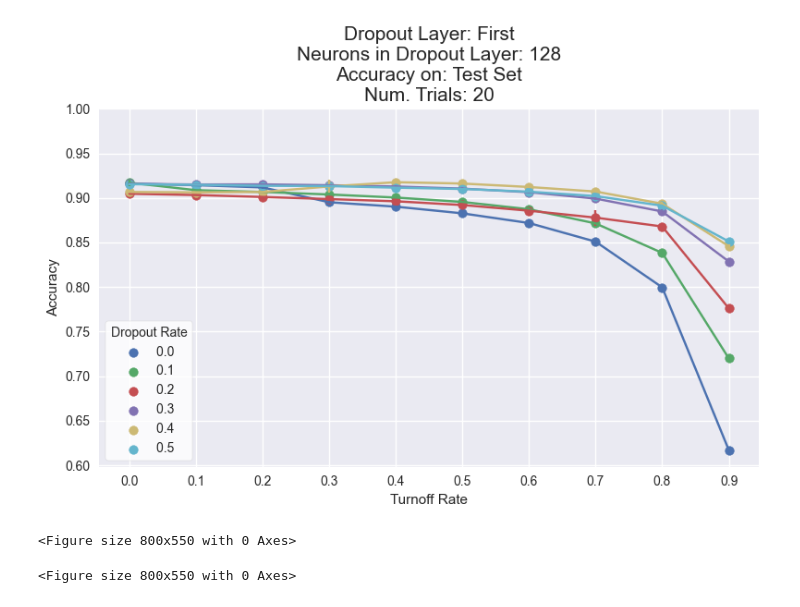
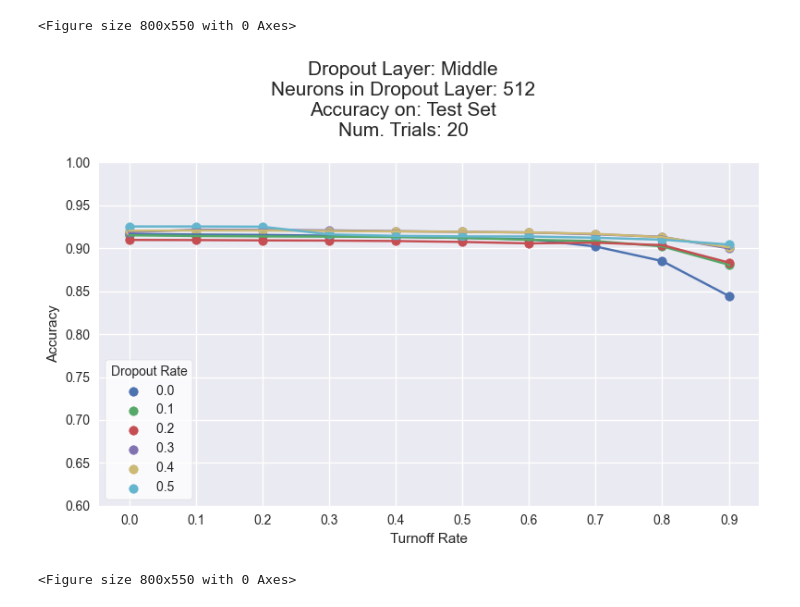
Before and after one commit to adiy55/Final-Project, a Jupyter notebook: Plots.ipynb, the cells around one changed output. Saved outputs shown, nothing was run; the diff lists cells and outputs as text; code cells hidden in the pictures.

Commit message:
Minor update to plots

```diff
--- a/Plots.ipynb
+++ b/Plots.ipynb
@@ -16,8 +16,8 @@ def load_trials_dict(result_dict_location):
     return None
 # %%
 # DATA_PATH_TO_PLOT = 'TrialResults/trial_results.json'
-DATA_PATH_TO_PLOT = "TrialResults/trial_results_first_128.json"
-# DATA_PATH_TO_PLOT = 'TrialResults/trial_results_mid_512.json'
+# DATA_PATH_TO_PLOT = "TrialResults/trial_results_first_128.json"
+DATA_PATH_TO_PLOT = 'TrialResults/trial_results_mid_512.json'
 # %%
 data = load_trials_dict(DATA_PATH_TO_PLOT)
 # %%
@@ -238,34 +238,34 @@ create_heatmap_plots(test_df, "Test")
 # %%
 for location in locations:
     legend_labels = []
     turnoff_rates = np.arange(0.0, 1.0, 0.1)
     flag = False
     fig = plt.figure()
     for primary_key in sorted(testing_data.keys()):
         num_neurons_str = get_num_neruons_str(location)
         if location in primary_key:
             flag = True
             acc_lst = []
             legend_labels.append(primary_key.replace(f'{location} dropout', ''))
             for secondary_key, acc_value in testing_data[primary_key].items():
                 acc_lst.append(acc_value)
             plt.scatter(turnoff_rates, acc_lst)
             plt.errorbar(turnoff_rates, acc_lst, yerr=testing_data_std[primary_key])
     if flag:  # only save plot if layer exists
         plt.xticks(turnoff_rates)
         plt.yticks(np.arange(0.6, 1.05, 0.05))
         plt.xlabel("Turnoff Rate")
         plt.ylabel("Accuracy")
         plt.legend(legend_labels, title='Dropout Rate', frameon=True, facecolor='white')
-        plt.title(f"Dropout Layer: {location[0].upper()}{location[1:]}\n"
+        plt.suptitle(f"Dropout Layer: {location[0].upper()}{location[1:]}\n"
                   f"Neurons in Dropout Layer: {num_neurons_str}\n"
                   f"Accuracy on: Test Set\n"
                   f"Num. Trials: 20", fontsize=15)
         plt.grid(True)
         plt.tight_layout()
         plt.show()
         fig.savefig(f"SavedFigs/scatterPlots/{location}_{num_neurons_str}_test.png")
 # %% [output]
+<Figure size 800x550 with 0 Axes>
-[figure, old version]
+[figure, new version]
-<Figure size 800x550 with 0 Axes>
 <Figure size 800x550 with 0 Axes>
```
Also changed, not shown: parts of 6 cells of this notebook.
